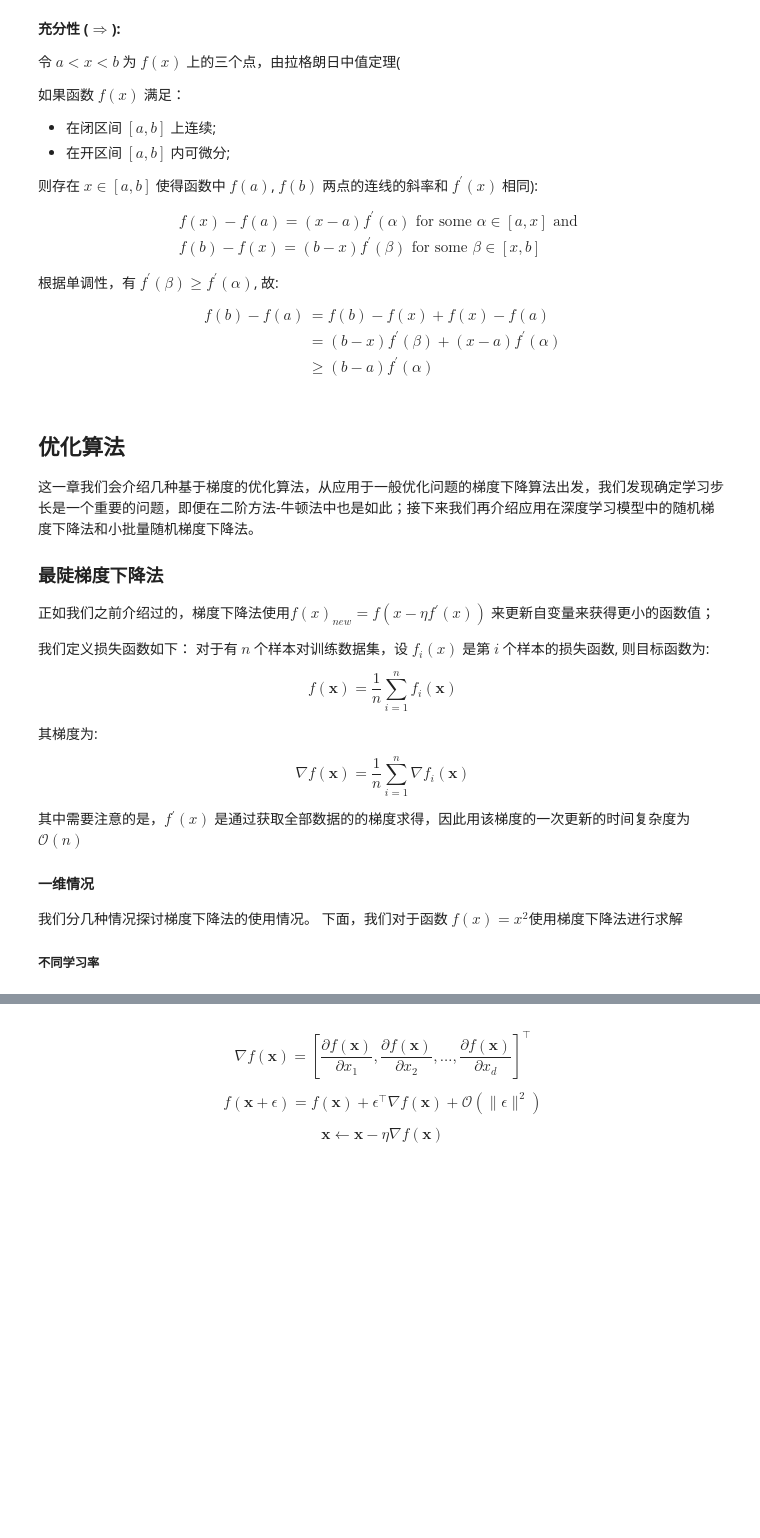
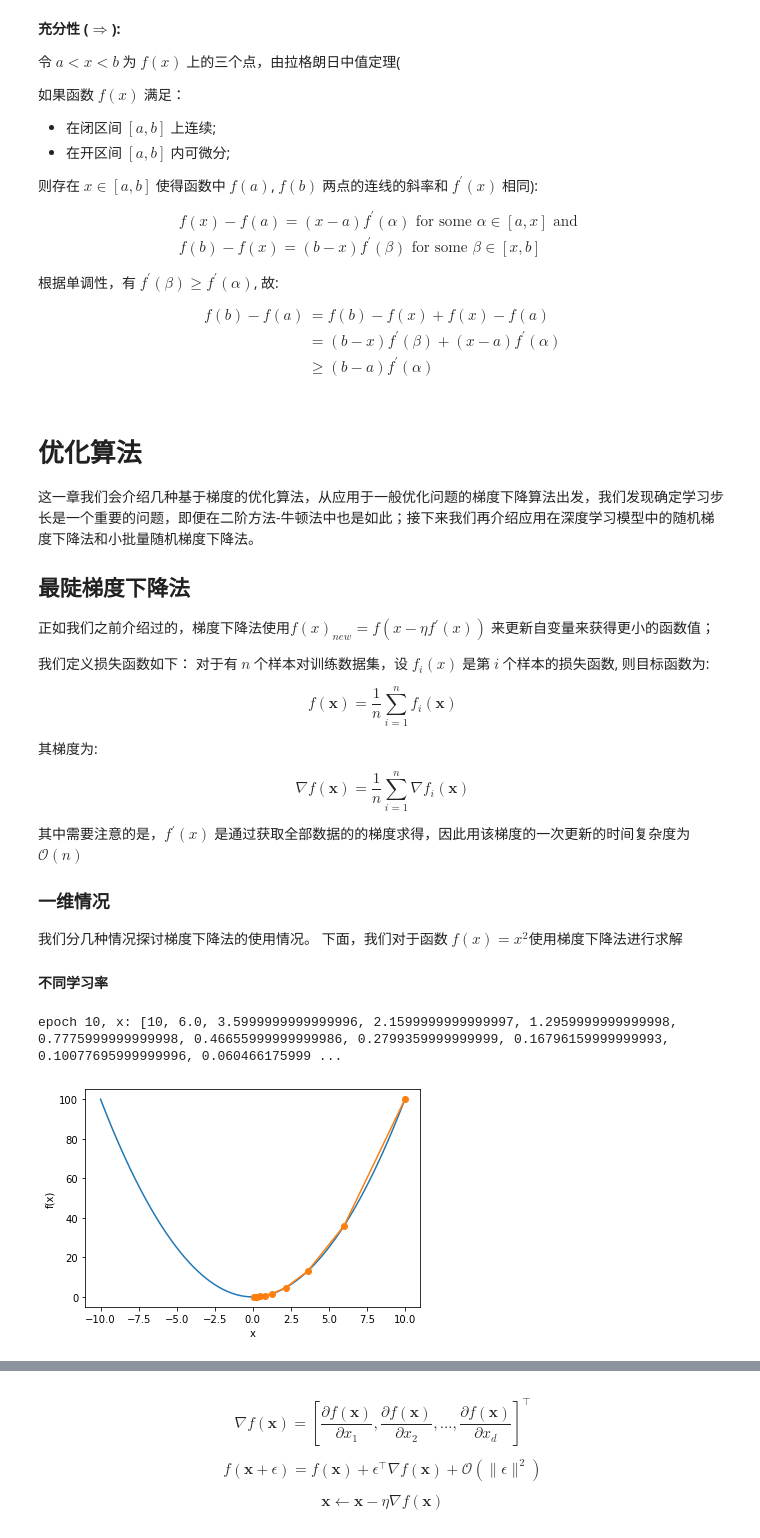
Before and after one commit to shiyutang/DL-Prep, a Jupyter notebook: 03_DL_knowledge/优化.ipynb, the cells around one changed output, grey strips where cells are left out. Cells and saved outputs as stored; diff of their text form; code cells hidden in the pictures; blank space fills up the shorter version.

```diff
--- a/03_DL_knowledge/优化.ipynb
+++ b/03_DL_knowledge/优化.ipynb
@@ -203,10 +223,10 @@ $$
 \begin{aligned} f(b)-f(a) &=f(b)-f(x)+f(x)-f(a) \\ &=(b-x) f^{\prime}(\beta)+(x-a) f^{\prime}(\alpha) \\ & \geq(b-a) f^{\prime}(\alpha) \end{aligned}
 $$
 # %% [markdown]
-## 优化算法
+# 优化算法
 这一章我们会介绍几种基于梯度的优化算法，从应用于一般优化问题的梯度下降算法出发，我们发现确定学习步长是一个重要的问题，即便在二阶方法-牛顿法中也是如此；接下来我们再介绍应用在深度学习模型中的随机梯度下降法和小批量随机梯度下降法。
 
-### 最陡梯度下降法
+## 最陡梯度下降法
 正如我们之前介绍过的，梯度下降法使用$f(x)_{new} = f(x - \eta f{^\prime}(x) )$ 来更新自变量来获得更小的函数值；
 
 我们定义损失函数如下：
@@ -224,24 +244,40 @@ $$
 
 其中需要注意的是，$f{^\prime}(x)$ 是通过获取全部数据的的梯度求得，因此用该梯度的一次更新的时间复杂度为 $\mathcal{O}(n)$
 
-#### 一维情况
+### 一维情况
 我们分几种情况探讨梯度下降法的使用情况。 下面，我们对于函数 $f(x) = x^2 $使用梯度下降法进行求解
 
-##### 不同学习率
+#### 不同学习率
 # %%
+from matplotlib import pyplot as plt
+
+def show_trace(res, f, n=None):
+    if n is None:
+        n = max(abs(min(res)), abs(max(res)))
+    f_line = np.arange(-n, n, 0.01)
+    plt.plot(f_line, [f(x) for x in f_line], '-')
+    plt.plot(res, [f(x) for x in res], '-o')
+    plt.xlabel('x')
+    plt.ylabel('f(x)')
+
 def f(x):
     return x**2  # Objective function
 
 def gradf(x):
     return 2 * x  # Its derivative
 
 def gd(eta):
     x = 10
     results = [x]
     for i in range(10):
         x -= eta * gradf(x)
         results.append(x)
-    print('epoch 10, x:', x)
+    print('epoch 10, x:', results)
     return results
 
 res = gd(0.2)  # learning rate is 0.2
+
+show_trace(res, f)
+# %% [output]
+epoch 10, x: [10, 6.0, 3.5999999999999996, 2.1599999999999997, 1.2959999999999998, 0.7775999999999998, 0.46655999999999986, 0.2799359999999999, 0.16796159999999993, 0.10077695999999996, 0.060466175999 ...
+[figure, added]
```
Also changed, not shown: parts of 41 cells of this notebook.
